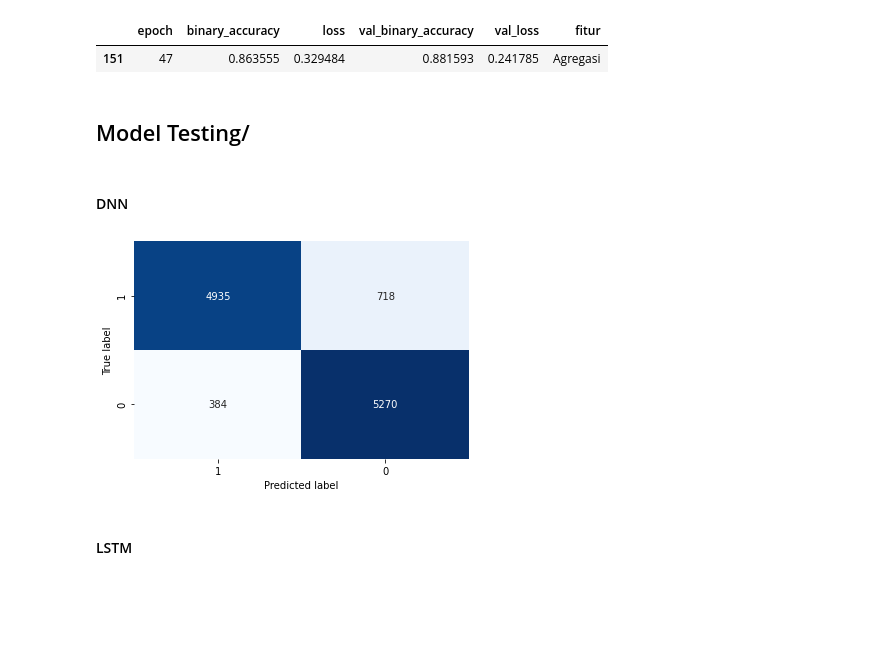
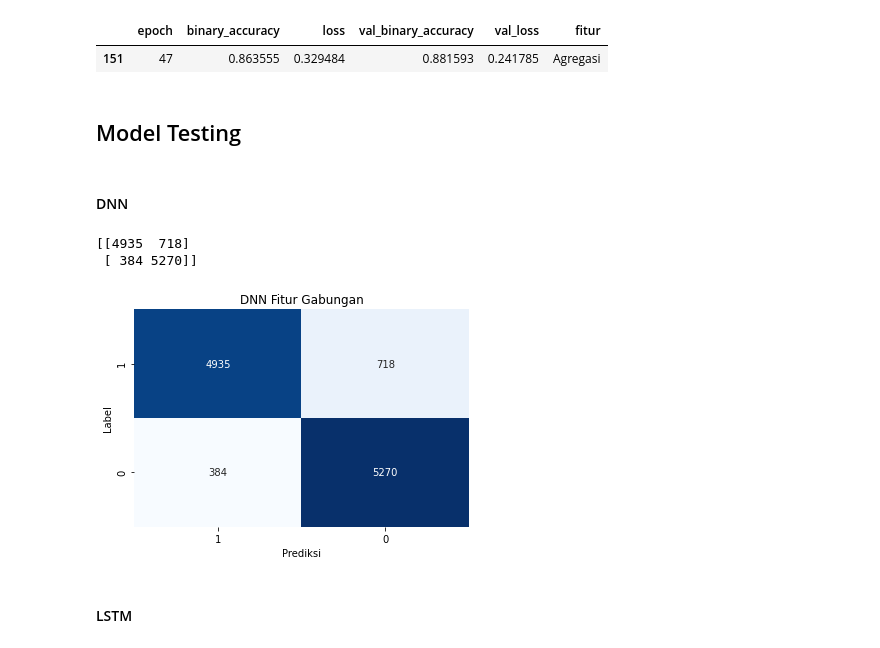
Before and after one commit to Arkoes07/skripsi-machine-learning, a Jupyter notebook: model_evaluation.ipynb, the cells around one changed output. Drawn from its saved outputs; the diff is of its cells as text; code cells hidden in the pictures; blank space fills up the shorter version.

```diff
--- a/model_evaluation.ipynb
+++ b/model_evaluation.ipynb
@@ -82,7 +98,7 @@ df_training_lstm.loc[(df_training_lstm['val_loss'] == df_training_lstm.min()['va
 |  | epoch | binary_accuracy | loss | val_binary_accuracy | val_loss | fitur |
 | 151 | 47 | 0.863555 | 0.329484 | 0.881593 | 0.241785 | Agregasi |
 # %% [markdown]
-## Model Testing/
+## Model Testing
 # %%
 evaluations = []
 # %%
@@ -100,37 +115,42 @@ y_test_dnn = np.load('datasets/y_test_DNN_all-features.npy')
 start_time = time.time()
 y_pred = dnn_model.predict(X_test_dnn)
 time_taken = (time.time() - start_time)/len(y_test_dnn) * 1000
-dnn_evaluations.append(time_taken)
 
 y_pred_dnn = []
 for pred in y_pred:
     if(pred >= 0.5):
         y_pred_dnn.append(1)
     else:
         y_pred_dnn.append(0)
 y_pred_dnn = np.array(y_pred_dnn)
 
 dnn_conf = tf.math.confusion_matrix(y_test_dnn, y_pred_dnn)
 
 TP = dnn_conf.numpy()[0][0]
 TN = dnn_conf.numpy()[1][1]
 FP = dnn_conf.numpy()[1][0]
 FN = dnn_conf.numpy()[0][1]
 
+print(dnn_conf.numpy())
+
+plt.title('DNN Fitur Gabungan')
 sns.heatmap(dnn_conf.numpy(), annot=True, fmt='d', cmap='Blues', xticklabels=[1,0], yticklabels=[1,0], cbar=False)
-plt.ylabel('True label')
-plt.xlabel('Predicted label')
+plt.ylabel('Label')
+plt.xlabel('Prediksi')
+plt.savefig('plots/DNN_conf_matrix.png')
 
 accuracy = (TP+TN)/(TP+TN+FP+FN)
 misclassification_rate = 1-accuracy
 precision = TP/(TP+FP)
 recall = TP/(TP+FN)
 specificity = TN/(TN+FP)
 f1score = 2 * ((precision*recall)/(precision+recall))
 
 evaluations.append(['dnn all', accuracy, misclassification_rate, precision, recall, specificity, f1score, time_taken])
 # %% [output]
+[[4935  718]
+ [ 384 5270]]
-[figure, old version]
+[figure, new version]
 # %% [markdown]
 #### LSTM
 # %%
```
Also changed, not shown: parts of 17 cells of this notebook, 14 other files.
